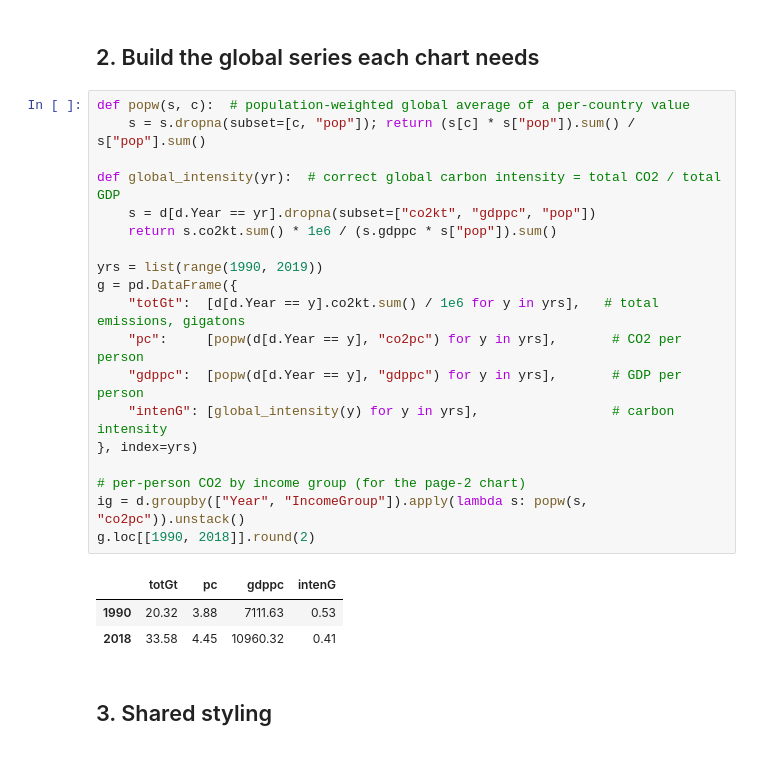
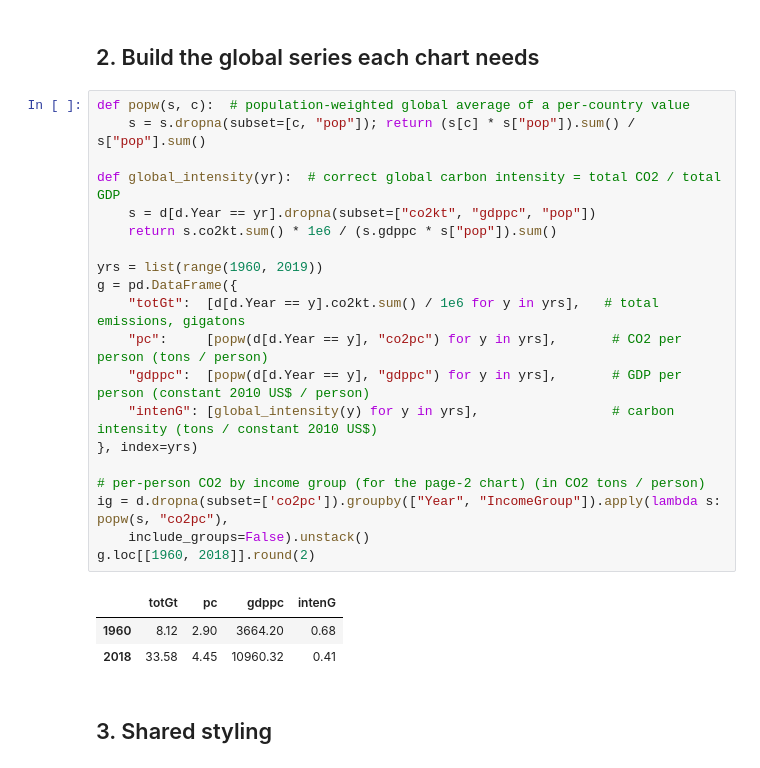
Before and after one commit to bassamhajjawi/dsc106_project2, a Jupyter notebook: Project2_climate_viz.ipynb, the cells around one changed output. Drawn from its saved outputs; the diff is of its cells as text.

```diff
--- a/Project2_climate_viz.ipynb
+++ b/Project2_climate_viz.ipynb
@@ -61,25 +61,26 @@ Real countries: 217
 # %%
 def popw(s, c):  # population-weighted global average of a per-country value
     s = s.dropna(subset=[c, "pop"]); return (s[c] * s["pop"]).sum() / s["pop"].sum()
 
 def global_intensity(yr):  # correct global carbon intensity = total CO2 / total GDP
     s = d[d.Year == yr].dropna(subset=["co2kt", "gdppc", "pop"])
     return s.co2kt.sum() * 1e6 / (s.gdppc * s["pop"]).sum()
 
-yrs = list(range(1990, 2019))
+yrs = list(range(1960, 2019))
 g = pd.DataFrame({
     "totGt":  [d[d.Year == y].co2kt.sum() / 1e6 for y in yrs],   # total emissions, gigatons
-    "pc":     [popw(d[d.Year == y], "co2pc") for y in yrs],       # CO2 per person
-    "gdppc":  [popw(d[d.Year == y], "gdppc") for y in yrs],       # GDP per person
-    "intenG": [global_intensity(y) for y in yrs],                 # carbon intensity
+    "pc":     [popw(d[d.Year == y], "co2pc") for y in yrs],       # CO2 per person (tons / person)
+    "gdppc":  [popw(d[d.Year == y], "gdppc") for y in yrs],       # GDP per person (constant 2010 US$ / person)
+    "intenG": [global_intensity(y) for y in yrs],                 # carbon intensity (tons / constant 2010 US$)
 }, index=yrs)
 
-# per-person CO2 by income group (for the page-2 chart)
-ig = d.groupby(["Year", "IncomeGroup"]).apply(lambda s: popw(s, "co2pc")).unstack()
-g.loc[[1990, 2018]].round(2)
+# per-person CO2 by income group (for the page-2 chart) (in CO2 tons / person)
+ig = d.dropna(subset=['co2pc']).groupby(["Year", "IncomeGroup"]).apply(lambda s: popw(s, "co2pc"),
+    include_groups=False).unstack()
+g.loc[[1960, 2018]].round(2)
 # %% [output]
 |  | totGt | pc | gdppc | intenG |
-| 1990 | 20.32 | 3.88 | 7111.63 | 0.53 |
+| 1960 | 8.12 | 2.90 | 3664.20 | 0.68 |
 | 2018 | 33.58 | 4.45 | 10960.32 | 0.41 |
 # %% [markdown]
 ## 3. Shared styling
```
Also changed, not shown: parts of 4 cells of this notebook, 3 other files.
